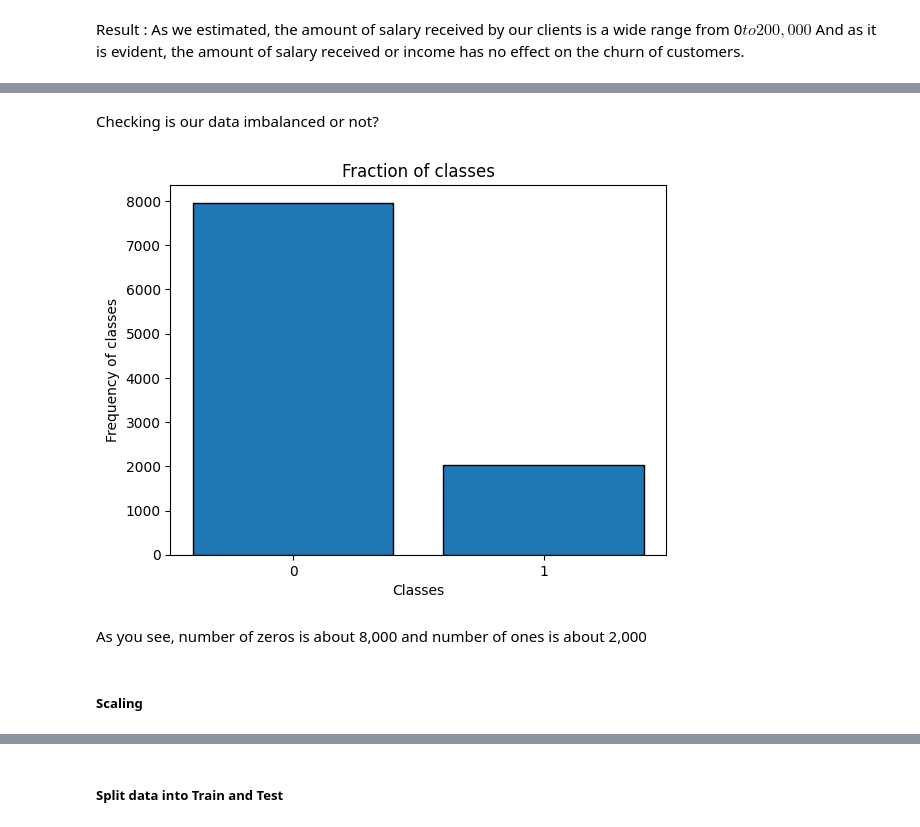
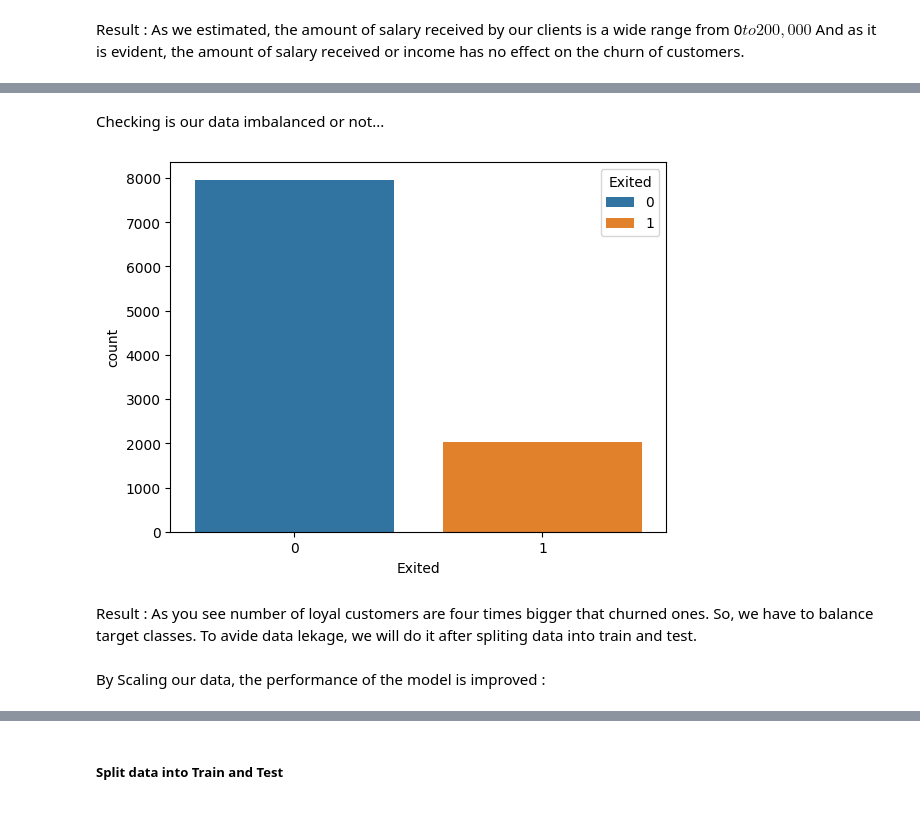
Before and after one commit to AmirrezaMadadi/Customer-Churn-Prediction, a Jupyter notebook: customer_churn_prediction.ipynb, the cells around one changed output, grey strips where cells are left out. Cells and saved outputs as stored; diff of their text form; code cells hidden in the pictures.

Commit message:
The project finished and we achieved our goals. Now we have a model to use that.

```diff
--- a/customer_churn_prediction.ipynb
+++ b/customer_churn_prediction.ipynb
@@ -232,9 +246,4 @@ As you saw result of the cell 6, "Geography" and "Gender" are nominal (name and
 # %%
-# cell 7
-# Using OneHot Encoding:
-# data = pd.get_dummies(data, dtype=np.int64)
+# cell 20
+data = pd.get_dummies(data, dtype=np.int64)
-# %%
-label_ebcoder = LabelEncoder()
-data['Geography'] = label_ebcoder.fit_transform(data['Geography'])
-data['Gender'] = label_ebcoder.fit_transform(data['Gender'])
 # %%
@@ -303,19 +254,13 @@ plt.show()
 # %% [markdown]
-Checking is our data imbalanced or not?
+Checking is our data imbalanced or not...
-# %%
-plt.hist(data['Exited'], bins=[-0.5, 0.5, 1.5], edgecolor='black', rwidth=0.8)
-plt.xticks([0,1])
-plt.xlabel('Classes')
-plt.ylabel('Frequency of classes')
-plt.title("Fraction of classes")
-plt.show()
-# %% [output]
-[figure, removed]
-# %% [markdown]
-As you see, number of zeros is about 8,000 and number of ones is about 2,000
-# %% [markdown]
-##### Scaling
-# %%
-scaler = StandardScaler()
-data[['CreditScore', 'Balance', 'EstimatedSalary']] = scaler.fit_transform(data[['CreditScore', 'Balance', 'EstimatedSalary']])
+# %%
+# cell 22
+sns.countplot(data=data, x='Exited', hue='Exited')
+plt.show()
+# %% [output]
+[figure, added]
+# %% [markdown]
+Result : As you see number of loyal customers are four times bigger that churned ones. So, we have to balance target classes. To avide data lekage, we will do it after spliting data into train and test.
+# %% [markdown]
+By Scaling our data, the performance of the model is improved :
 # %%
```
Also changed, not shown: parts of 64 cells of this notebook, 1 other file.
